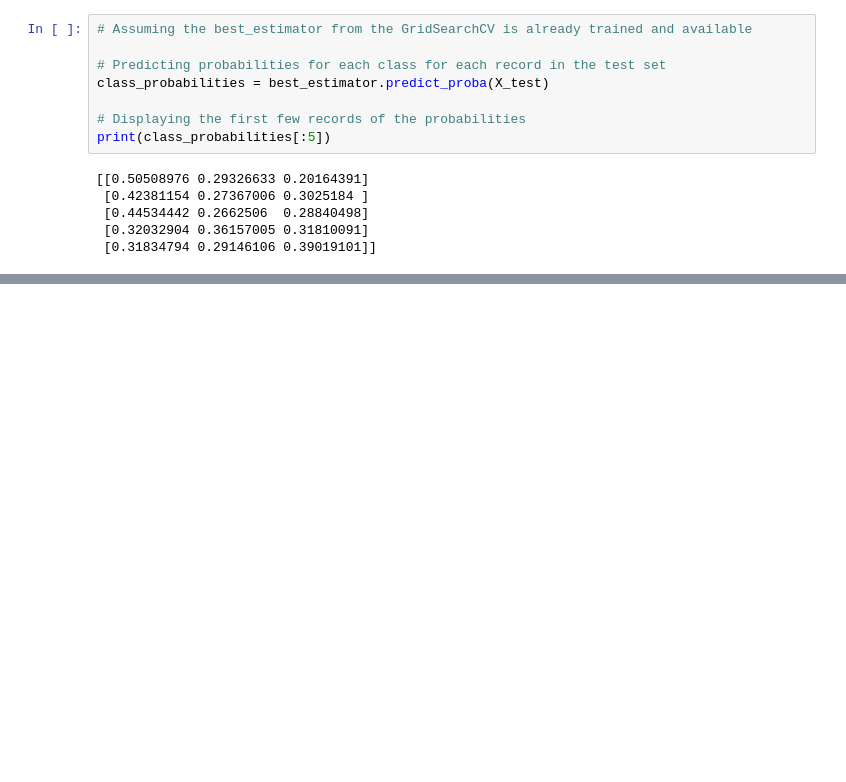
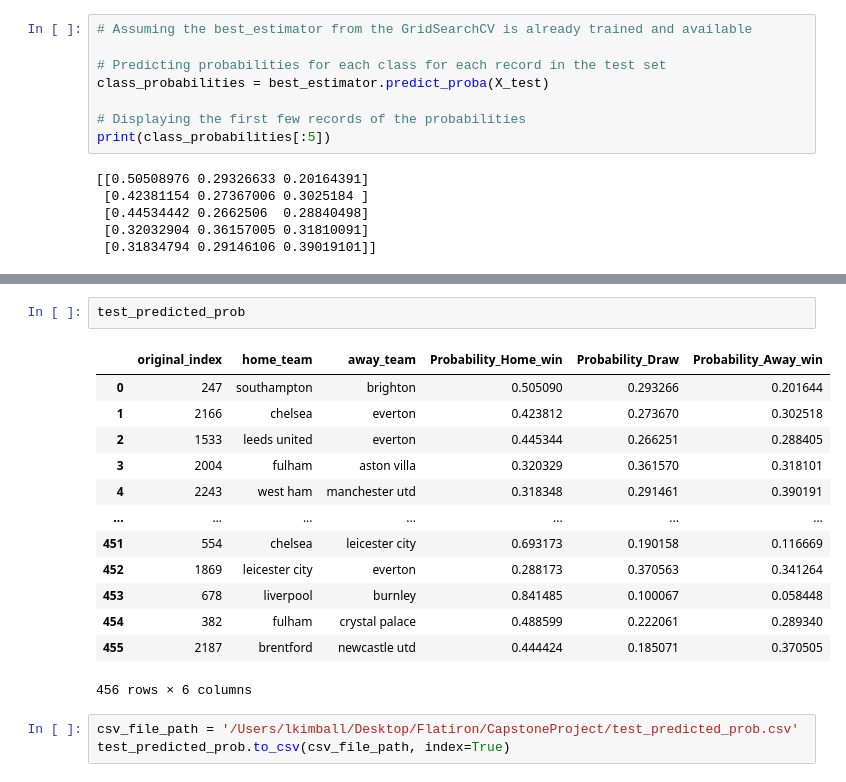
Before and after one commit to LMK08/Soccer-Outcome-Predictor, a Jupyter notebook: CatBoost_Modeling_w_Odds_10.ipynb, the cells around one changed output, grey strips where cells are left out. Saved outputs shown, nothing was run; the diff lists cells and outputs as text; blank space fills up the shorter version.

```diff
--- a/CatBoost_Modeling_w_Odds_10.ipynb
+++ b/CatBoost_Modeling_w_Odds_10.ipynb
@@ -426,0 +460,19 @@ print(class_probabilities[:5])
+# %%
+test_predicted_prob
+# %% [output]
+|  | original_index | home_team | away_team | Probability_Home_win | Probability_Draw | Probability_Away_win |
+| 0 | 247 | southampton | brighton | 0.505090 | 0.293266 | 0.201644 |
+| 1 | 2166 | chelsea | everton | 0.423812 | 0.273670 | 0.302518 |
+| 2 | 1533 | leeds united | everton | 0.445344 | 0.266251 | 0.288405 |
+| 3 | 2004 | fulham | aston villa | 0.320329 | 0.361570 | 0.318101 |
+| 4 | 2243 | west ham | manchester utd | 0.318348 | 0.291461 | 0.390191 |
+| ... | ... | ... | ... | ... | ... | ... |
+| 451 | 554 | chelsea | leicester city | 0.693173 | 0.190158 | 0.116669 |
+| 452 | 1869 | leicester city | everton | 0.288173 | 0.370563 | 0.341264 |
+| 453 | 678 | liverpool | burnley | 0.841485 | 0.100067 | 0.058448 |
+| 454 | 382 | fulham | crystal palace | 0.488599 | 0.222061 | 0.289340 |
+| 455 | 2187 | brentford | newcastle utd | 0.444424 | 0.185071 | 0.370505 |
+456 rows × 6 columns
+# %%
+csv_file_path = '/Users/lkimball/Desktop/Flatiron/CapstoneProject/test_predicted_prob.csv'
+test_predicted_prob.to_csv(csv_file_path, index=True)
```
Also changed, not shown: parts of 4 cells of this notebook, 5 other files.
